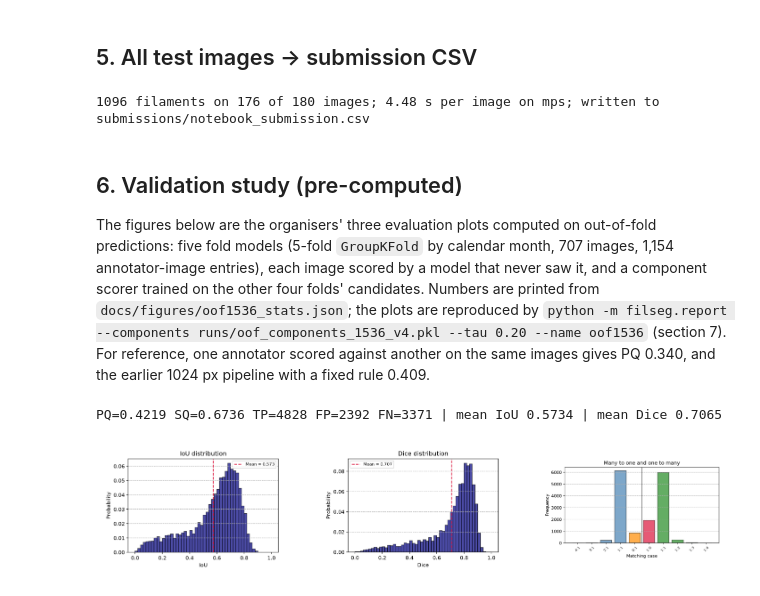
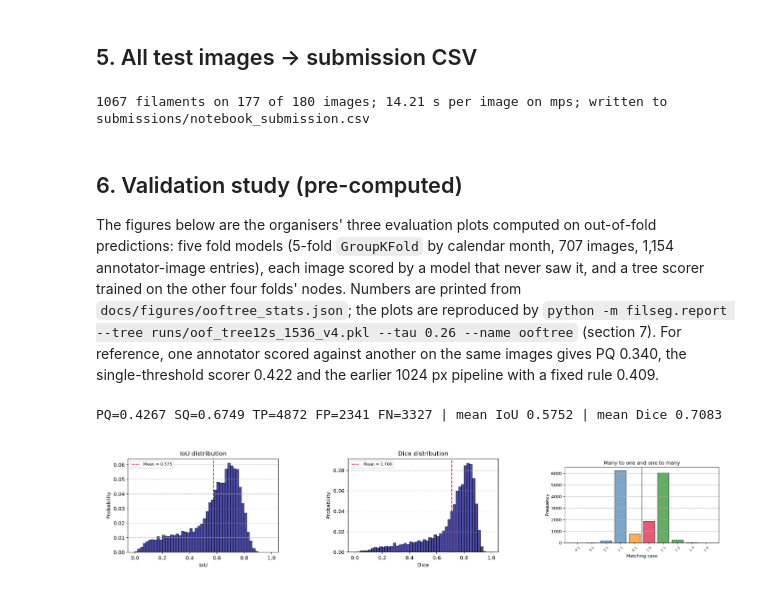
Before and after one commit to kabartay/filament-segmentation-2026, a Jupyter notebook: pipeline.ipynb, the cells around one changed output. Drawn from its saved outputs; the diff is of its cells as text; code cells hidden in the pictures.

Commit message:
Tree pipeline: 12-threshold candidate tree, hurdle scorer with context and view-spread features, exact antichain selection (OOF 0.4267); notebook, report, README updated

```diff
--- a/pipeline.ipynb
+++ b/pipeline.ipynb
@@ -81,8 +84,9 @@ The solar disk is fitted with a Hough circle on the limb and gives the position
 # %%
 small = downsample(example, RES)
-prob = predict(model, small[None], DEVICE, views=VIEWS)[0].astype(np.float32)
+mean, spread = predict_with_spread(model, small[None], DEVICE)
+prob = mean[0].astype(np.float32)
 disk = fit_disk(small)
-rles = SCORER.select(upsample(prob), example, disk)
+rles = TREE.select(upsample(prob), example, disk, upsample(spread[0].astype(np.float32)))
 print(f"{len(rles)} filaments; disk centre ({disk.cx:.0f}, {disk.cy:.0f}), radius {disk.r:.0f} px")
 
 overlay = cv2.cvtColor(example, cv2.COLOR_GRAY2RGB)
@@ -106,8 +110,9 @@ rows = []
 for path in test_paths:
     image = read_image(path)
     small = downsample(image, RES)
-    prob = predict(model, small[None], DEVICE, views=VIEWS)[0].astype(np.float32)
-    for n, rle in enumerate(SCORER.select(upsample(prob), image, fit_disk(small)), start=1):
+    mean, spread = predict_with_spread(model, small[None], DEVICE)
+    kept = TREE.select(upsample(mean[0].astype(np.float32)), image, fit_disk(small), upsample(spread[0].astype(np.float32)))
+    for n, rle in enumerate(kept, start=1):
         rows.append((f"{path.stem}_{n}", rle["counts"].decode()))
 elapsed = time.time() - started
 OUTPUT.parent.mkdir(exist_ok=True)
@@ -116,27 +121,27 @@ n_images = len({r[0].rsplit('_', 1)[0] for r in rows})
 print(f"{len(rows)} filaments on {n_images} of {len(test_paths)} images; "
       f"{elapsed / len(test_paths):.2f} s per image on {DEVICE}; written to {OUTPUT.relative_to(ROOT)}")
 # %% [output]
-1096 filaments on 176 of 180 images; 4.48 s per image on mps; written to submissions/notebook_submission.csv
+1067 filaments on 177 of 180 images; 14.21 s per image on mps; written to submissions/notebook_submission.csv
 # %% [markdown]
 ## 6. Validation study (pre-computed)
 
 The figures below are the organisers' three evaluation plots computed on out-of-fold predictions:
 five fold models (5-fold `GroupKFold` by calendar month, 707 images, 1,154 annotator-image entries),
-each image scored by a model that never saw it, and a component scorer trained on the other four
-folds' candidates. Numbers are printed from `docs/figures/oof1536_stats.json`; the plots are
-reproduced by `python -m filseg.report --components runs/oof_components_1536_v4.pkl --tau 0.20
---name oof1536` (section 7). For reference, one annotator scored against another on the same images
-gives PQ 0.340, and the earlier 1024 px pipeline with a fixed rule 0.409.
+each image scored by a model that never saw it, and a tree scorer trained on the other four folds'
+nodes. Numbers are printed from `docs/figures/ooftree_stats.json`; the plots are reproduced by
+`python -m filseg.report --tree runs/oof_tree12s_1536_v4.pkl --tau 0.26 --name ooftree` (section 7). For
+reference, one annotator scored against another on the same images gives PQ 0.340, the single-threshold
+scorer 0.422 and the earlier 1024 px pipeline with a fixed rule 0.409.
 # %%
-stats = json.loads((ROOT / "docs" / "figures" / "oof1536_stats.json").read_text())
+stats = json.loads((ROOT / "docs" / "figures" / "ooftree_stats.json").read_text())
 print(stats["summary"], "| mean IoU", stats["mean_iou"], "| mean Dice", stats["mean_dice"])
 fig, ax = plt.subplots(1, 3, figsize=(18, 5))
 for a, name in zip(ax, ["iou", "dice", "m2n"]):
-    a.imshow(plt.imread(ROOT / "docs" / "figures" / f"oof1536_{name}.png")); a.axis("off")
+    a.imshow(plt.imread(ROOT / "docs" / "figures" / f"ooftree_{name}.png")); a.axis("off")
 plt.show()
 # %% [output]
-PQ=0.4219 SQ=0.6736 TP=4828 FP=2392 FN=3371 | mean IoU 0.5734 | mean Dice 0.7065
+PQ=0.4267 SQ=0.6749 TP=4872 FP=2341 FN=3327 | mean IoU 0.5752 | mean Dice 0.7083
-[figure, old version]
+[figure, new version]
 # %% [markdown]
 ## 7. Training and tuning (reference; not run here)
 
```
Also changed, not shown: parts of 5 cells of this notebook, 26 other files.
